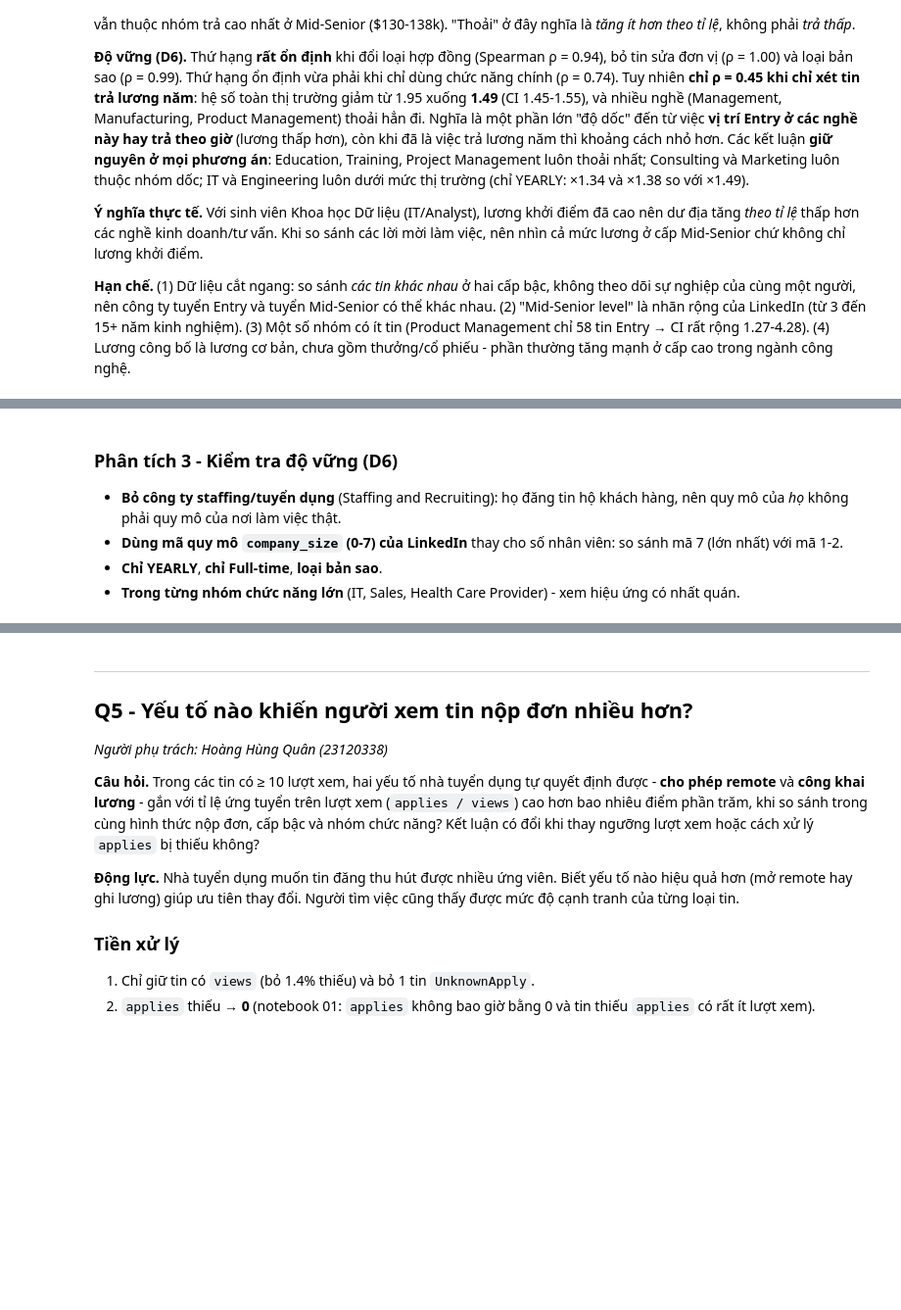
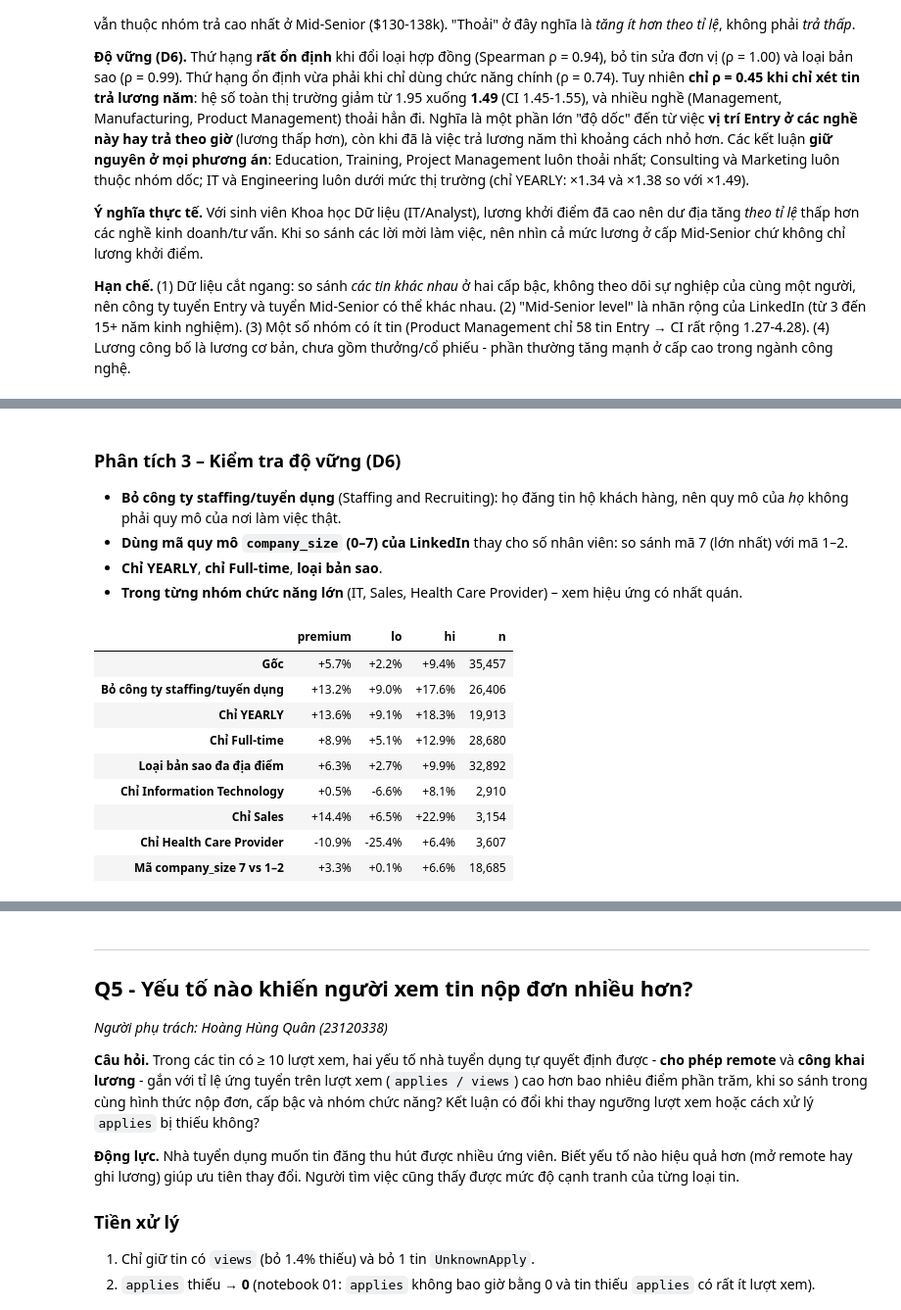
Before and after one commit to hihon0-0/PFDS-Final-Project, a Jupyter notebook: notebooks/02_analysis.ipynb, the cells around one changed output, grey strips where cells are left out. Shown at 98% size. Drawn from its saved outputs; the diff is of its cells as text; code cells hidden in the pictures; blank space fills up the shorter version.

```diff
--- a/notebooks/02_analysis.ipynb
+++ b/notebooks/02_analysis.ipynb
@@ -918,34 +946,45 @@ plt.tight_layout(); plt.show()
 # %% [markdown]
-### Phân tích 3 - Kiểm tra độ vững (D6)
+### Phân tích 3 – Kiểm tra độ vững (D6)
 - **Bỏ công ty staffing/tuyển dụng** (Staffing and Recruiting): họ đăng tin hộ khách hàng, nên quy mô của *họ* không phải quy mô của nơi làm việc thật.
-- **Dùng mã quy mô `company_size` (0-7) của LinkedIn** thay cho số nhân viên: so sánh mã 7 (lớn nhất) với mã 1-2.
+- **Dùng mã quy mô `company_size` (0–7) của LinkedIn** thay cho số nhân viên: so sánh mã 7 (lớn nhất) với mã 1–2.
 - **Chỉ YEARLY**, **chỉ Full-time**, **loại bản sao**.
-- **Trong từng nhóm chức năng lớn** (IT, Sales, Health Care Provider) - xem hiệu ứng có nhất quán.
+- **Trong từng nhóm chức năng lớn** (IT, Sales, Health Care Provider) – xem hiệu ứng có nhất quán.
 # %%
 full_ctrl4 = ctrl4['+ bang, remote']
 def big_vs_small(d, ctrl=full_ctrl4):
     ctrl = [c for c in ctrl if d[c].nunique() > 1]
     r = size_premiums(d, ctrl)
     return r.loc['10k+']
 alt4 = {
     'Gốc': q4,
     'Bỏ công ty staffing/tuyển dụng': q4[~q4['staffing']],
     'Chỉ YEARLY': q4[q4['pay_period_fixed'] == 'YEARLY'],
     'Chỉ Full-time': q4[q4['work_type'] == 'Full-time'],
     'Loại bản sao đa địa điểm': q4.drop_duplicates(['company_name', 'title', 'annual_salary']),
     'Chỉ Information Technology': q4[q4['function_abr'] == 'IT'],
     'Chỉ Sales': q4[q4['function_abr'] == 'SALE'],
     'Chỉ Health Care Provider': q4[q4['function_abr'] == 'HCPR'],
 }
 rob4 = pd.DataFrame({k: big_vs_small(d) for k, d in alt4.items()}).T
 rob4['n'] = [len(d) for d in alt4.values()]
 # Thước đo quy mô khác: mã company_size của LinkedIn
 cs = q4[q4['company_size'].notna()].copy()
-cs['size'] = np.select([cs['company_size'] <= 2, cs['company_size'] == 7], ['1-49', '10k+'], 'mid')
+cs['size'] = np.select([cs['company_size'] <= 2, cs['company_size'] == 7], ['1–49', '10k+'], 'mid')
 cs = cs[cs['size'] != 'mid']
-X = design_matrix(cs, ['size'], full_ctrl4, ref={'size': '1-49'})
-rob4.loc['Mã company_size 7 vs 1-2'] = [*premium(ols_cluster(X, cs['log_salary'], cs['cluster']).loc['size=10k+']), len(cs)]
+X = design_matrix(cs, ['size'], full_ctrl4, ref={'size': '1–49'})
+rob4.loc['Mã company_size 7 vs 1–2'] = [*premium(ols_cluster(X, cs['log_salary'], cs['cluster']).loc['size=10k+']), len(cs)]
 rob4.style.format({'premium': '{:+.1%}', 'lo': '{:+.1%}', 'hi': '{:+.1%}', 'n': '{:,.0f}'})
+# %% [output]
+|  | premium | lo | hi | n |
+| Gốc | +5.7% | +2.2% | +9.4% | 35,457 |
+| Bỏ công ty staffing/tuyển dụng | +13.2% | +9.0% | +17.6% | 26,406 |
+| Chỉ YEARLY | +13.6% | +9.1% | +18.3% | 19,913 |
+| Chỉ Full-time | +8.9% | +5.1% | +12.9% | 28,680 |
+| Loại bản sao đa địa điểm | +6.3% | +2.7% | +9.9% | 32,892 |
+| Chỉ Information Technology | +0.5% | -6.6% | +8.1% | 2,910 |
+| Chỉ Sales | +14.4% | +6.5% | +22.9% | 3,154 |
+| Chỉ Health Care Provider | -10.9% | -25.4% | +6.4% | 3,607 |
+| Mã company_size 7 vs 1–2 | +3.3% | +0.1% | +6.6% | 18,685 |
 # %% [markdown]
 ### Kết luận Q4
 
```
Also changed, not shown: parts of 8 cells of this notebook.
